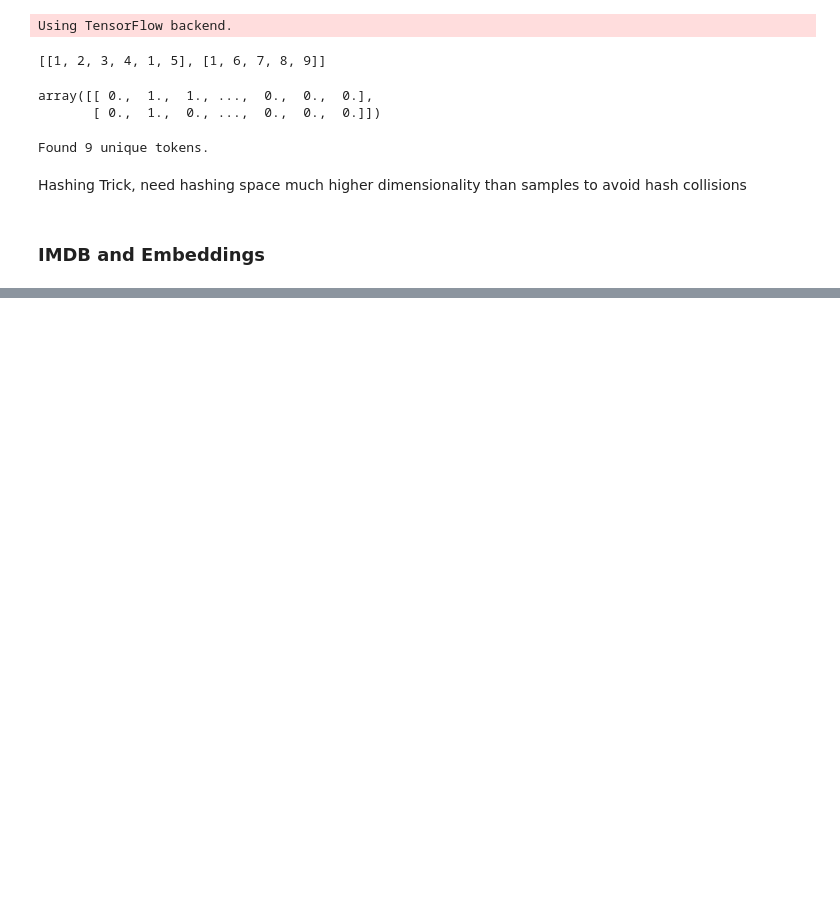
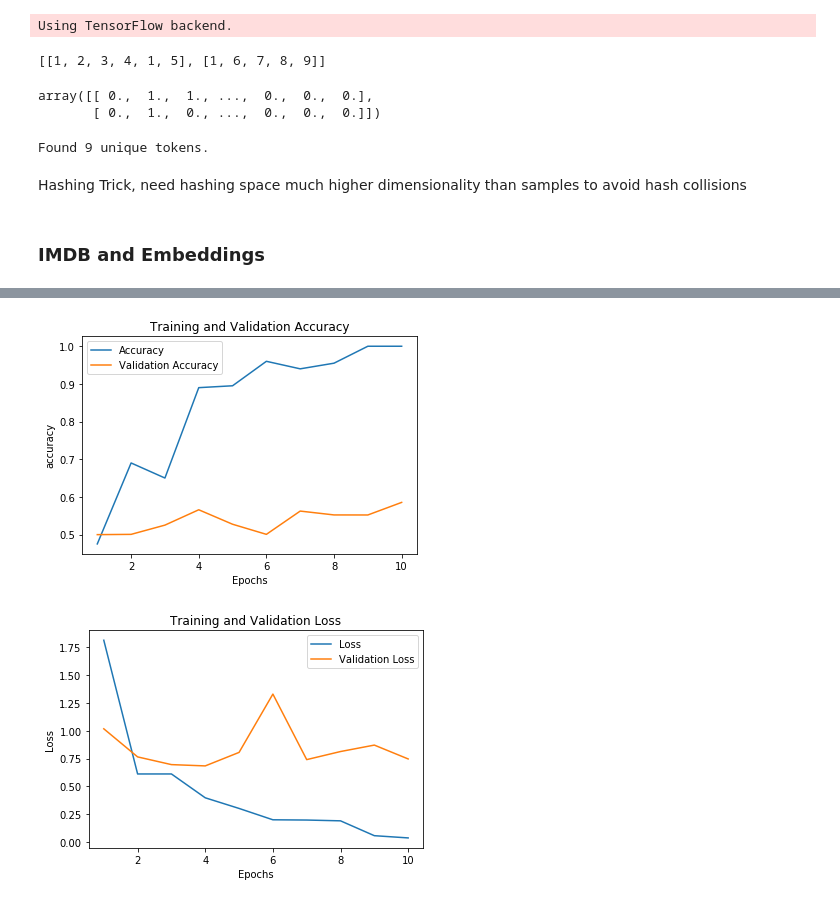
Before and after one commit to dhodun/keras-manning, a Jupyter notebook: Keras Ch 6 Text Data.ipynb, the cells around one changed output, grey strips where cells are left out. Cells and saved outputs as stored; diff of their text form; code cells hidden in the pictures; blank space fills up the shorter version.

```diff
--- a/Keras Ch 6 Text Data.ipynb
+++ b/Keras Ch 6 Text Data.ipynb
@@ -110,0 +208,24 @@ Epoch 10/10
+# %%
+embedding_dim = 100
+
+embedding_matrix = np.zeros((max_words, embedding_dim))
+
+for word, i in word_index.items():
+    # matrix is already sorted in order of word frequency, so grab the first
+    # 'max_words'
+    if i < max_words:
+        embedding_vector = embeddings_index.get(word)
+        if embedding_vector is not None:
+            embedding_matrix[i] = embedding_vector
+# %%
+from keras.models import Sequential
+from keras.layers import Dense, Embedding, Flatten
+
+model = Sequential()
+# max_words and embedding_dim = 100
+model.add(Embedding(max_words, embedding_dim, input_length=maxlen))
+model.add(Flatten())
+model.add(Dense(32, activation='relu'))
+model.add(Dense(1, activation='sigmoid'))
+
+model.summary()
@@ -110,0 +248,18 @@ Epoch 10/10
+# %%
+model.layers[0].set_weights(np.expand_dims(embedding_matrix, axis=0))
+
+# could also address model.layers[0]
+
+model.layers[0].trainable = False
+# %%
+model.compile(optimizer='rmsprop', loss='binary_crossentropy', metrics=['acc'])
+history = model.fit(
+    x_train,
+    y_train,
+    epochs=10,
+    batch_size=32,
+    validation_data=(
+        x_val,
+        y_val))
+
+model.save_weights('./models/pre_trained_glove_model.h5')
@@ -110,0 +284,5 @@ Epoch 10/10
+# %%
+print_curves(history)
+# %% [output]
+[figure, added]
+[figure, added]
```
Also changed, not shown: parts of 24 cells of this notebook, 2 other files.
